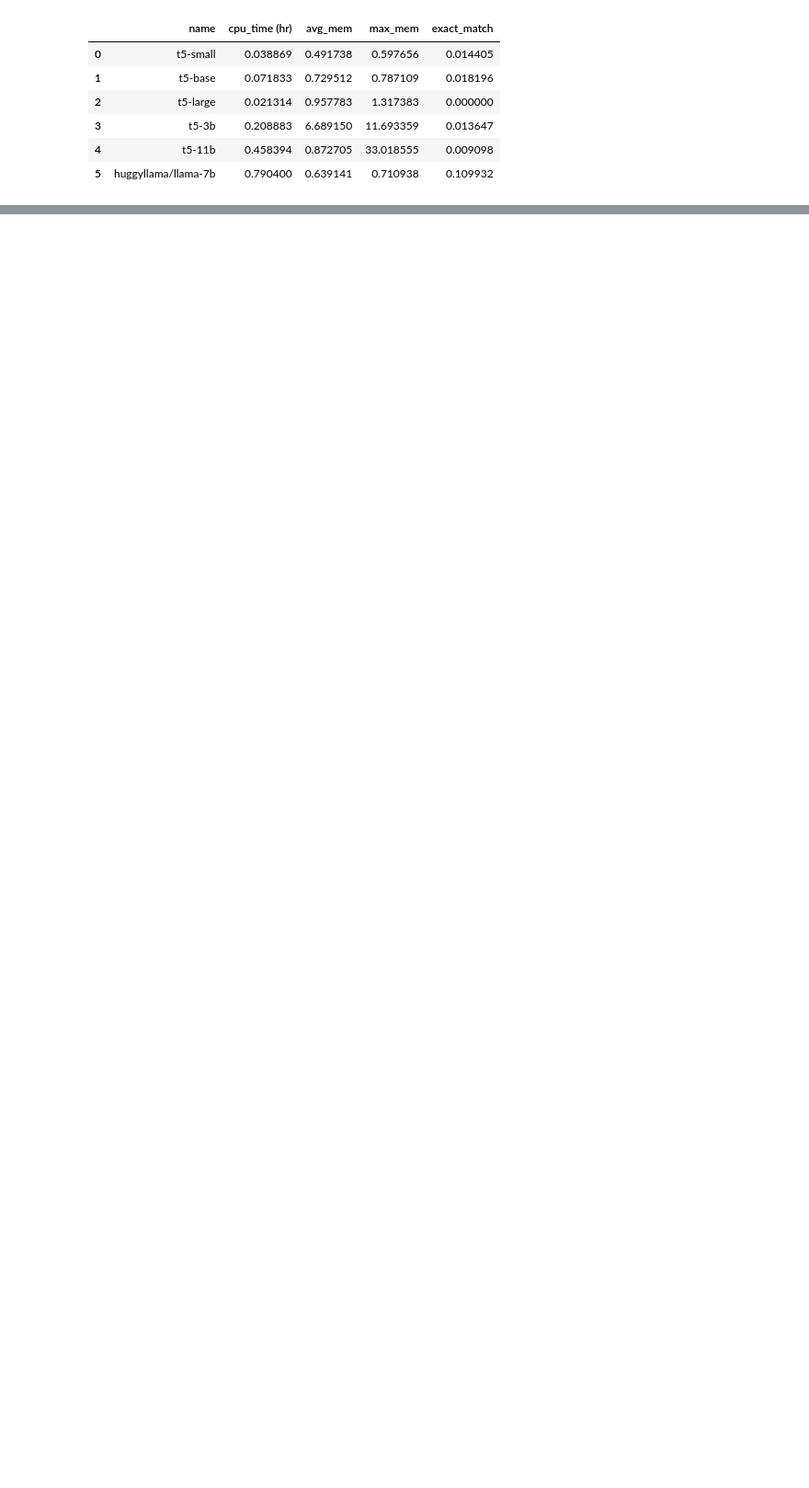
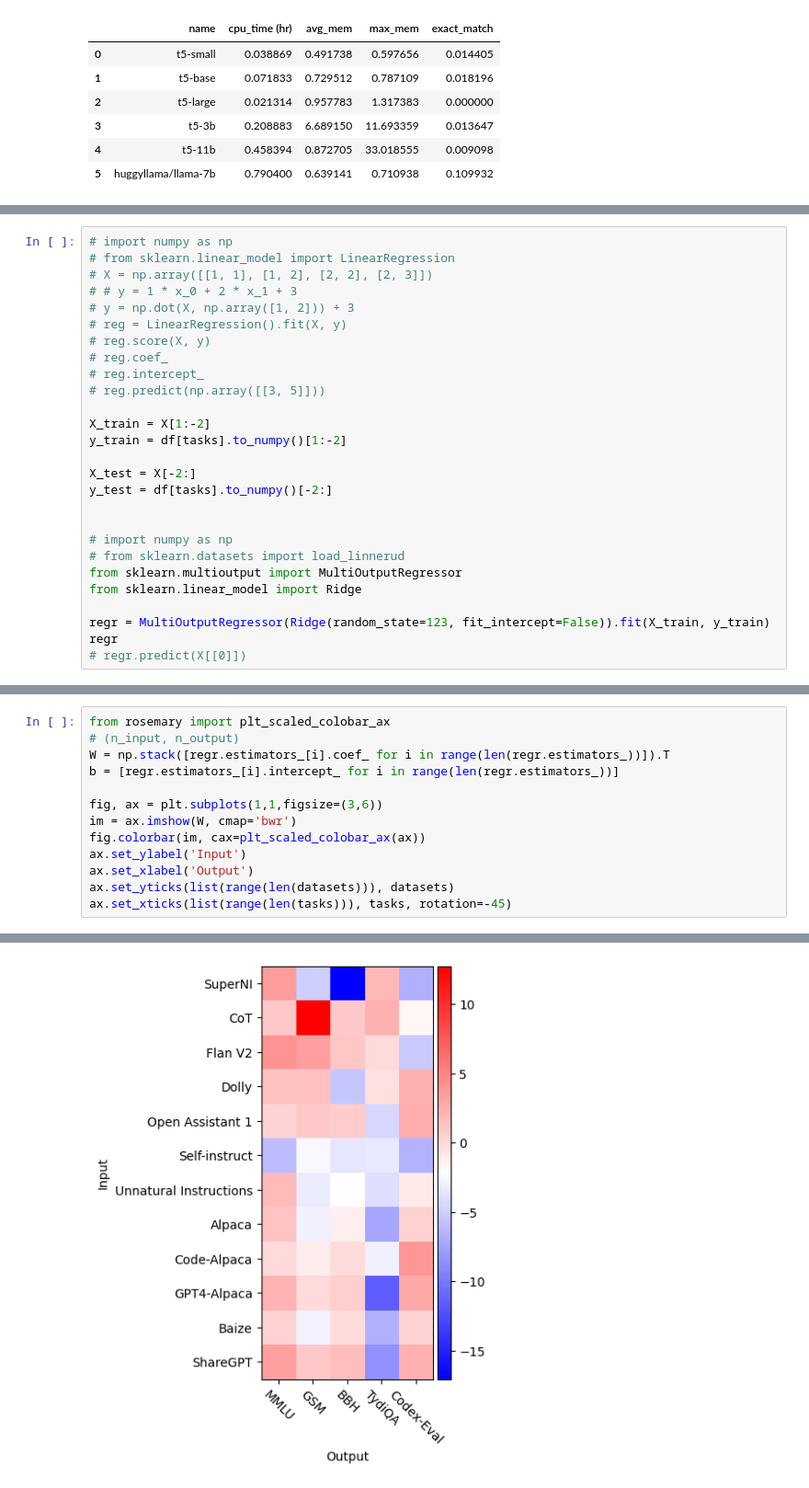
Before and after one commit to tt6746690/open-instruct, a Jupyter notebook: scripts/gen_cmds.ipynb, the cells around one changed output, grey strips where cells are left out. Shown at 92% size. Saved outputs shown, nothing was run; the diff lists cells and outputs as text; blank space fills up the shorter version.

```diff
--- a/scripts/gen_cmds.ipynb
+++ b/scripts/gen_cmds.ipynb
@@ -654,0 +758,27 @@ df
+# %%
+# import numpy as np
+# from sklearn.linear_model import LinearRegression
+# X = np.array([[1, 1], [1, 2], [2, 2], [2, 3]])
+# # y = 1 * x_0 + 2 * x_1 + 3
+# y = np.dot(X, np.array([1, 2])) + 3
+# reg = LinearRegression().fit(X, y)
+# reg.score(X, y)
+# reg.coef_
+# reg.intercept_
+# reg.predict(np.array([[3, 5]]))
+
+X_train = X[1:-2]
+y_train = df[tasks].to_numpy()[1:-2]
+
+X_test = X[-2:]
+y_test = df[tasks].to_numpy()[-2:]
+
+
+# import numpy as np
+# from sklearn.datasets import load_linnerud
+from sklearn.multioutput import MultiOutputRegressor
+from sklearn.linear_model import Ridge
+
+regr = MultiOutputRegressor(Ridge(random_state=123, fit_intercept=False)).fit(X_train, y_train)
+regr
+# regr.predict(X[[0]])
@@ -654,0 +787,14 @@ df
+# %%
+from rosemary import plt_scaled_colobar_ax
+# (n_input, n_output)
+W = np.stack([regr.estimators_[i].coef_ for i in range(len(regr.estimators_))]).T
+b = [regr.estimators_[i].intercept_ for i in range(len(regr.estimators_))]
+
+fig, ax = plt.subplots(1,1,figsize=(3,6))
+im = ax.imshow(W, cmap='bwr')
+fig.colorbar(im, cax=plt_scaled_colobar_ax(ax))
+ax.set_ylabel('Input')
+ax.set_xlabel('Output')
+ax.set_yticks(list(range(len(datasets))), datasets)
+ax.set_xticks(list(range(len(tasks))), tasks, rotation=-45)
+# %% [output]
@@ -654,0 +806 @@ df
+[figure, added]
```
Also changed, not shown: parts of 11 cells of this notebook.
